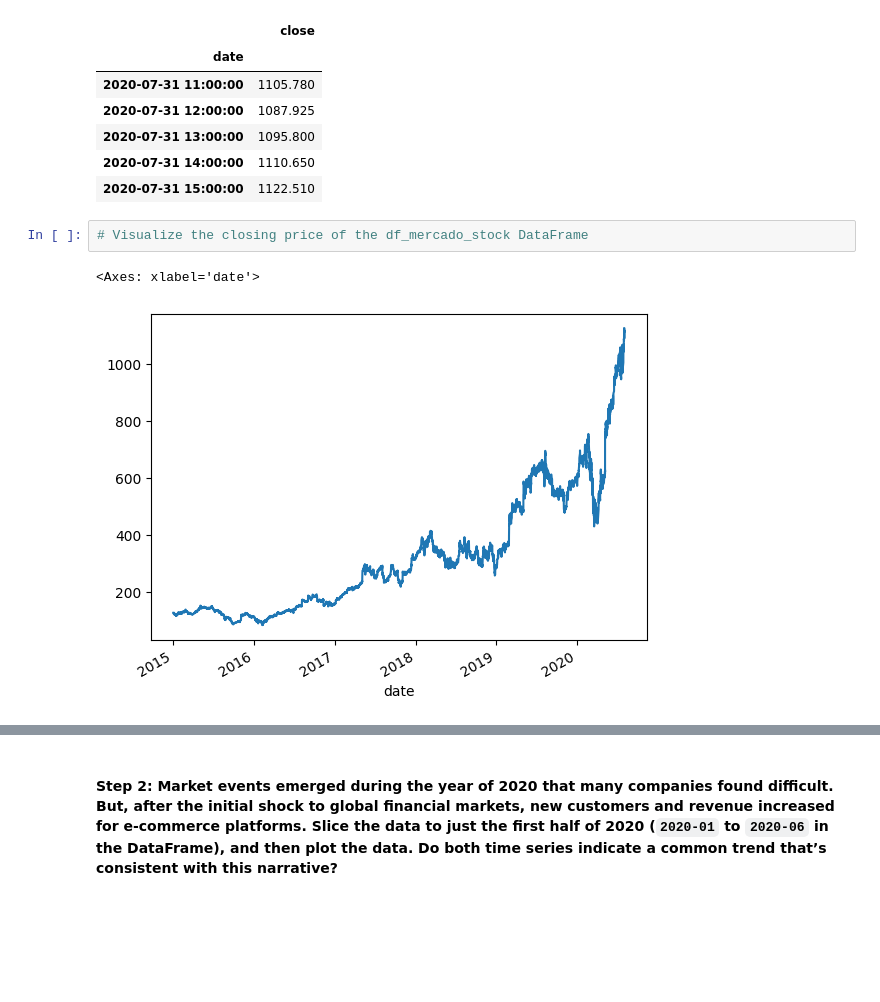
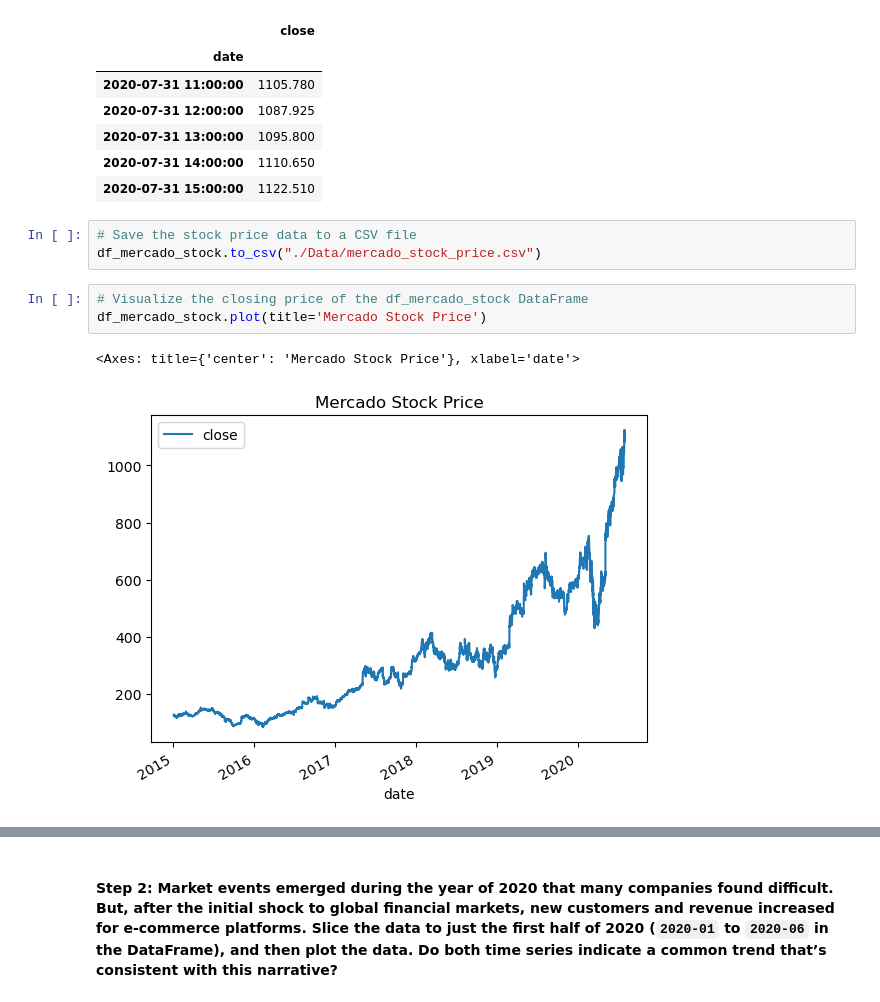
Before and after one commit to JimGile/prophet-challenge, a Jupyter notebook: forecasting_net_prophet.ipynb, the cells around one changed output, grey strips where cells are left out. Drawn from its saved outputs; the diff is of its cells as text; blank space fills up the shorter version.

```diff
--- a/forecasting_net_prophet.ipynb
+++ b/forecasting_net_prophet.ipynb
@@ -256,11 +256,15 @@ display(df_mercado_stock.tail())
 | 2020-07-31 13:00:00 | 1095.800 |
 | 2020-07-31 14:00:00 | 1110.650 |
 | 2020-07-31 15:00:00 | 1122.510 |
+# %%
+# Save the stock price data to a CSV file
+df_mercado_stock.to_csv("./Data/mercado_stock_price.csv")
 # %%
 # Visualize the closing price of the df_mercado_stock DataFrame
+df_mercado_stock.plot(title='Mercado Stock Price')
 # %% [output]
-<Axes: xlabel='date'>
+<Axes: title={'center': 'Mercado Stock Price'}, xlabel='date'>
-[figure, old version]
+[figure, new version]
 # %%
 # Concatenate the df_mercado_stock DataFrame with the df_mercado_trends DataFrame
 # Concatenate the DataFrame by columns (axis=1), and drop and rows with only one column of data
```
Also changed, not shown: parts of 11 cells of this notebook, 1 other file.
